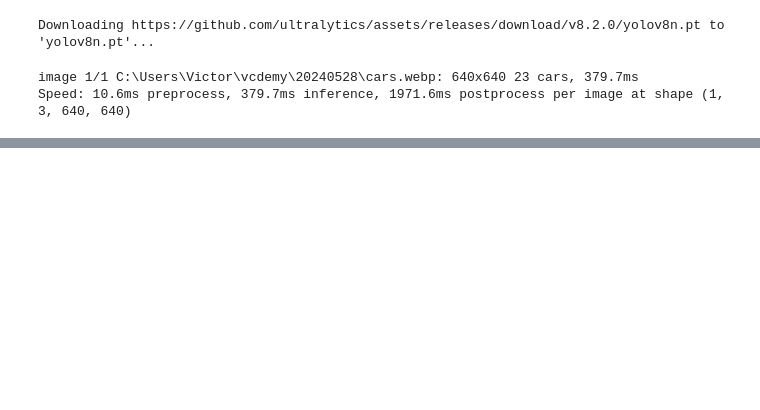
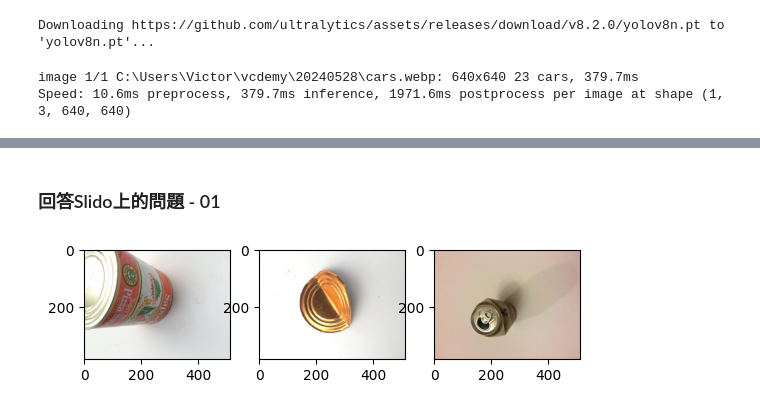
Before and after one commit to vcdemy/20240528, a Jupyter notebook: 20240528筆記.ipynb, the cells around one changed output, grey strips where cells are left out. Saved outputs shown, nothing was run; the diff lists cells and outputs as text; code cells hidden in the pictures; blank space fills up the shorter version.

```diff
--- a/20240528筆記.ipynb
+++ b/20240528筆記.ipynb
@@ -31,0 +36,17 @@ for result in results:
+# %% [markdown]
+### 回答Slido上的問題 - 01
+# %%
+from PIL import Image
+img_1 = Image.open('metal1.jpg')
+img_2 = Image.open('metal2.jpg')
+img_3 = Image.open('metal3.jpg')
+# %%
+%matplotlib inline
+import matplotlib.pyplot as plt
+fig, axes = plt.subplots(1,3)
+axes[0].imshow(img_1)
+axes[1].imshow(img_2)
+axes[2].imshow(img_3)
+plt.show()
+# %% [output]
+[figure, added]
```
Also changed, not shown: parts of 3 cells of this notebook, 4 other files.
